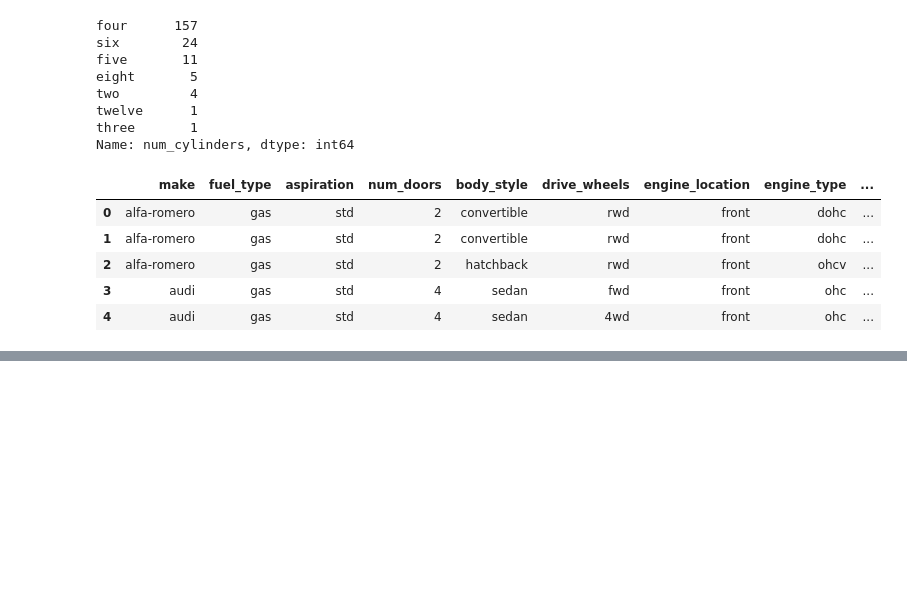
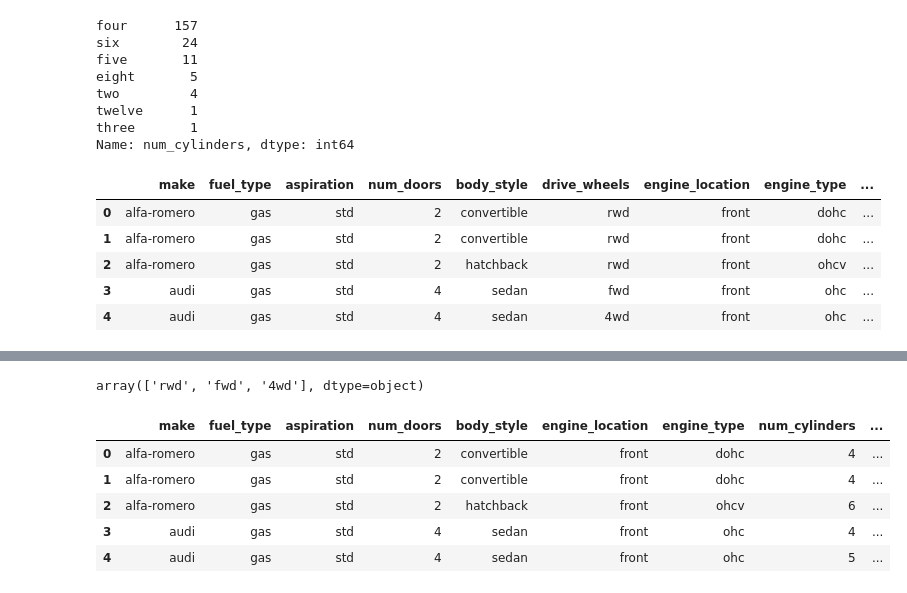
Before and after one commit to gthiagosilva/bootcamp_machine_learning, a Jupyter notebook: Aula_3_3_1_Preparando_o_Dataset.ipynb, the cells around one changed output, grey strips where cells are left out. Cells and saved outputs as stored; diff of their text form; code cells hidden in the pictures; blank space fills up the shorter version.

```diff
--- a/Aula_3_3_1_Preparando_o_Dataset.ipynb
+++ b/Aula_3_3_1_Preparando_o_Dataset.ipynb
@@ -588,3 +588,8 @@ df_carros_string.head()
 | 2 | alfa-romero | gas | std | 2 | hatchback | rwd | front | ohcv | ... |
 | 3 | audi | gas | std | 4 | sedan | fwd | front | ohc | ... |
 | 4 | audi | gas | std | 4 | sedan | 4wd | front | ohc | ... |
+# %%
+#aplicando o label encoding
+#define a coluna de 'body_style' como categórica
+df_carros_string['body_style'] = df_carros_string['body_style'].astype('category')
+df_carros_string.dtypes
@@ -590,0 +608,5 @@ df_carros_string.head()
+# %%
+# após definir como categórica é possível realizar o procedimento de label encoding
+#aplica a codificação para a coluna "body_style" e cria a coluna "body_style_cat"
+df_carros_string['body_style_cat'] = df_carros_string['body_style'].cat.codes
+df_carros_string.head()
@@ -590,0 +641,15 @@ df_carros_string.head()
+# %%
+# aplicando o One-Hot_encoding
+df_carros_string['drive_wheels'].unique()
+# %% [output]
+array(['rwd', 'fwd', '4wd'], dtype=object)
+# %%
+#aplicando o hot encoding sobre os valores tração dos carros
+pd.get_dummies(df_carros_string, columns=['drive_wheels']).head()
+# %% [output]
+|  | make | fuel_type | aspiration | num_doors | body_style | engine_location | engine_type | num_cylinders | ... |
+| 0 | alfa-romero | gas | std | 2 | convertible | front | dohc | 4 | ... |
+| 1 | alfa-romero | gas | std | 2 | convertible | front | dohc | 4 | ... |
+| 2 | alfa-romero | gas | std | 2 | hatchback | front | ohcv | 6 | ... |
+| 3 | audi | gas | std | 4 | sedan | front | ohc | 4 | ... |
+| 4 | audi | gas | std | 4 | sedan | front | ohc | 5 | ... |
```
Also changed, not shown: parts of 3 cells of this notebook.
